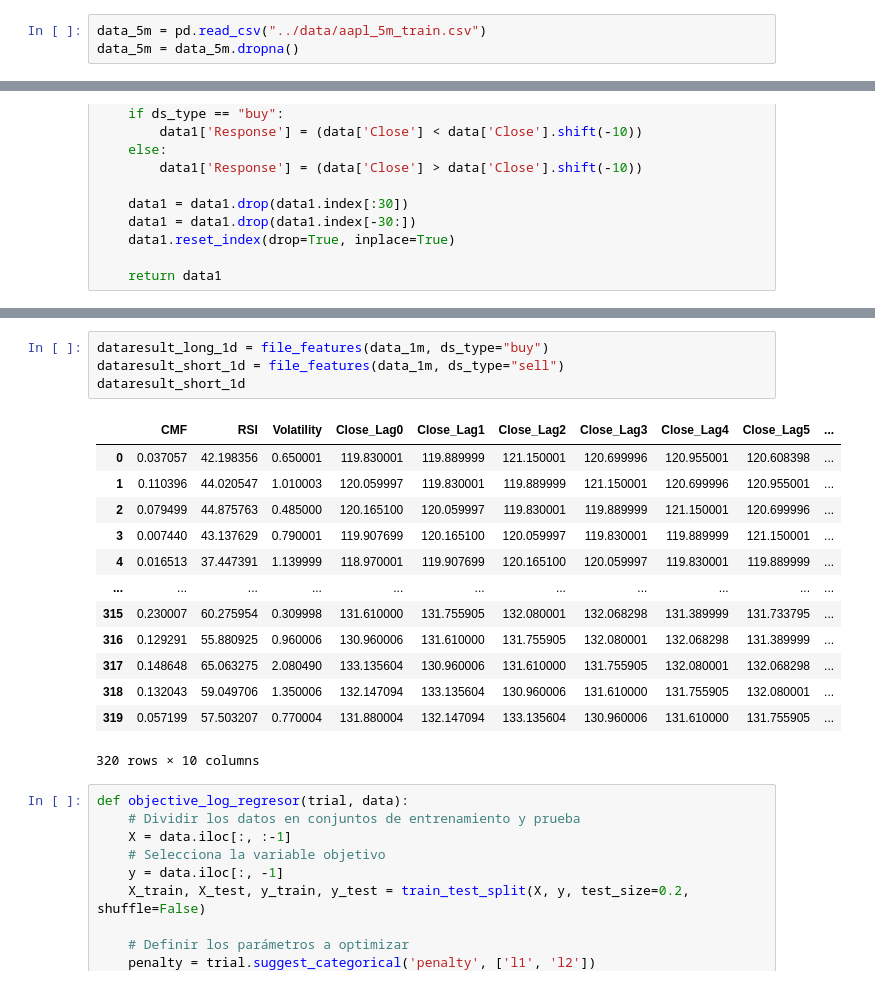
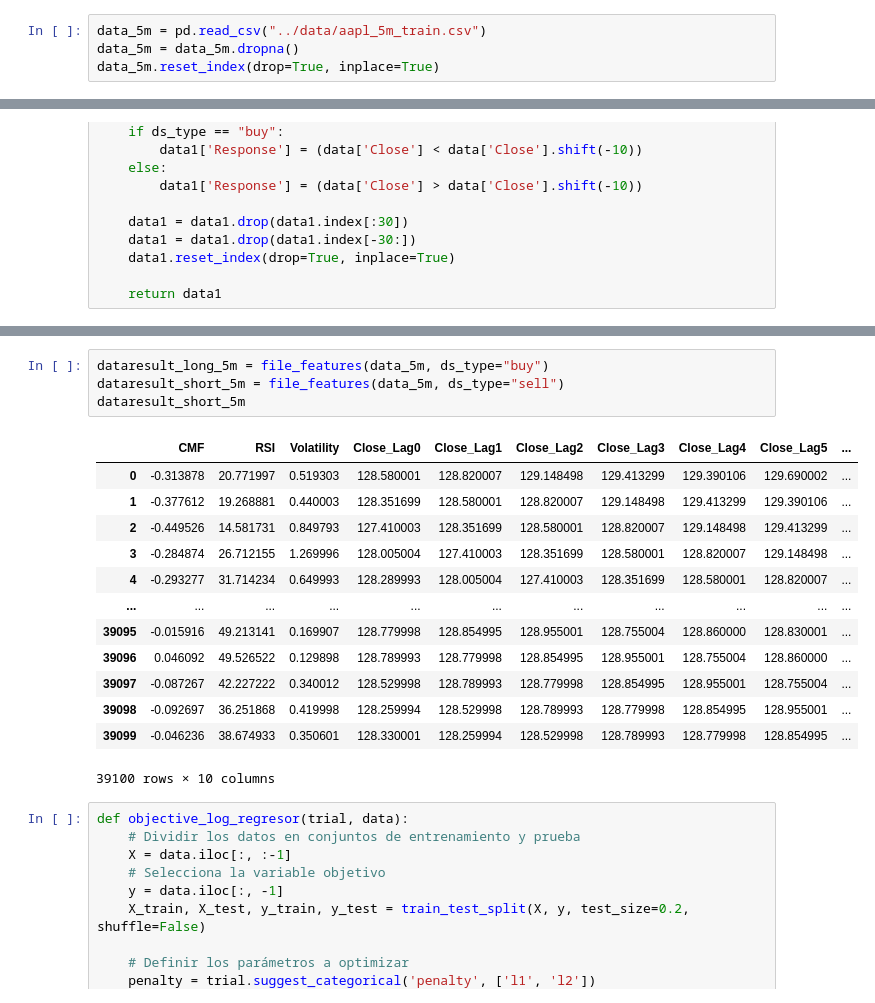
Before and after one commit to luciacrraz/Trading, a Jupyter notebook: machine_learning/hol.ipynb, the cells around one changed output, grey strips where cells are left out. Saved outputs shown, nothing was run; the diff lists cells and outputs as text.

```diff
--- a/machine_learning/hol.ipynb
+++ b/machine_learning/hol.ipynb
@@ -25,6 +26,7 @@ data_1h= data_1h.dropna()
 # %%
 data_5m = pd.read_csv("../data/aapl_5m_train.csv")
 data_5m = data_5m.dropna()
+data_5m.reset_index(drop=True, inplace=True)
 # %%
 data_1m = pd.read_csv("../data/aapl_1m_train.csv")
 data_1m = data_1m.dropna()
@@ -60,21 +117,21 @@ def file_features(data, ds_type: str):
 # %%
-dataresult_long_1d = file_features(data_1m, ds_type="buy")
-dataresult_short_1d = file_features(data_1m, ds_type="sell")
-dataresult_short_1d
+dataresult_long_5m = file_features(data_5m, ds_type="buy")
+dataresult_short_5m = file_features(data_5m, ds_type="sell")
+dataresult_short_5m
 # %% [output]
 |  | CMF | RSI | Volatility | Close_Lag0 | Close_Lag1 | Close_Lag2 | Close_Lag3 | Close_Lag4 | Close_Lag5 | ... |
-| 0 | 0.037057 | 42.198356 | 0.650001 | 119.830001 | 119.889999 | 121.150001 | 120.699996 | 120.955001 | 120.608398 | ... |
-| 1 | 0.110396 | 44.020547 | 1.010003 | 120.059997 | 119.830001 | 119.889999 | 121.150001 | 120.699996 | 120.955001 | ... |
-| 2 | 0.079499 | 44.875763 | 0.485000 | 120.165100 | 120.059997 | 119.830001 | 119.889999 | 121.150001 | 120.699996 | ... |
-| 3 | 0.007440 | 43.137629 | 0.790001 | 119.907699 | 120.165100 | 120.059997 | 119.830001 | 119.889999 | 121.150001 | ... |
-| 4 | 0.016513 | 37.447391 | 1.139999 | 118.970001 | 119.907699 | 120.165100 | 120.059997 | 119.830001 | 119.889999 | ... |
+| 0 | -0.313878 | 20.771997 | 0.519303 | 128.580001 | 128.820007 | 129.148498 | 129.413299 | 129.390106 | 129.690002 | ... |
+| 1 | -0.377612 | 19.268881 | 0.440003 | 128.351699 | 128.580001 | 128.820007 | 129.148498 | 129.413299 | 129.390106 | ... |
+| 2 | -0.449526 | 14.581731 | 0.849793 | 127.410003 | 128.351699 | 128.580001 | 128.820007 | 129.148498 | 129.413299 | ... |
+| 3 | -0.284874 | 26.712155 | 1.269996 | 128.005004 | 127.410003 | 128.351699 | 128.580001 | 128.820007 | 129.148498 | ... |
+| 4 | -0.293277 | 31.714234 | 0.649993 | 128.289993 | 128.005004 | 127.410003 | 128.351699 | 128.580001 | 128.820007 | ... |
 | ... | ... | ... | ... | ... | ... | ... | ... | ... | ... | ... |
-| 315 | 0.230007 | 60.275954 | 0.309998 | 131.610000 | 131.755905 | 132.080001 | 132.068298 | 131.389999 | 131.733795 | ... |
-| 316 | 0.129291 | 55.880925 | 0.960006 | 130.960006 | 131.610000 | 131.755905 | 132.080001 | 132.068298 | 131.389999 | ... |
-| 317 | 0.148648 | 65.063275 | 2.080490 | 133.135604 | 130.960006 | 131.610000 | 131.755905 | 132.080001 | 132.068298 | ... |
-| 318 | 0.132043 | 59.049706 | 1.350006 | 132.147094 | 133.135604 | 130.960006 | 131.610000 | 131.755905 | 132.080001 | ... |
-| 319 | 0.057199 | 57.503207 | 0.770004 | 131.880004 | 132.147094 | 133.135604 | 130.960006 | 131.610000 | 131.755905 | ... |
+| 39095 | -0.015916 | 49.213141 | 0.169907 | 128.779998 | 128.854995 | 128.955001 | 128.755004 | 128.860000 | 128.830001 | ... |
+| 39096 | 0.046092 | 49.526522 | 0.129898 | 128.789993 | 128.779998 | 128.854995 | 128.955001 | 128.755004 | 128.860000 | ... |
+| 39097 | -0.087267 | 42.227222 | 0.340012 | 128.529998 | 128.789993 | 128.779998 | 128.854995 | 128.955001 | 128.755004 | ... |
+| 39098 | -0.092697 | 36.251868 | 0.419998 | 128.259994 | 128.529998 | 128.789993 | 128.779998 | 128.854995 | 128.955001 | ... |
+| 39099 | -0.046236 | 38.674933 | 0.350601 | 128.330001 | 128.259994 | 128.529998 | 128.789993 | 128.779998 | 128.854995 | ... |
-320 rows × 10 columns
+39100 rows × 10 columns
 # %%
 def objective_log_regresor(trial, data):
     # Dividir los datos en conjuntos de entrenamiento y prueba
```
Also changed, not shown: parts of 20 cells of this notebook, 4 other files.
